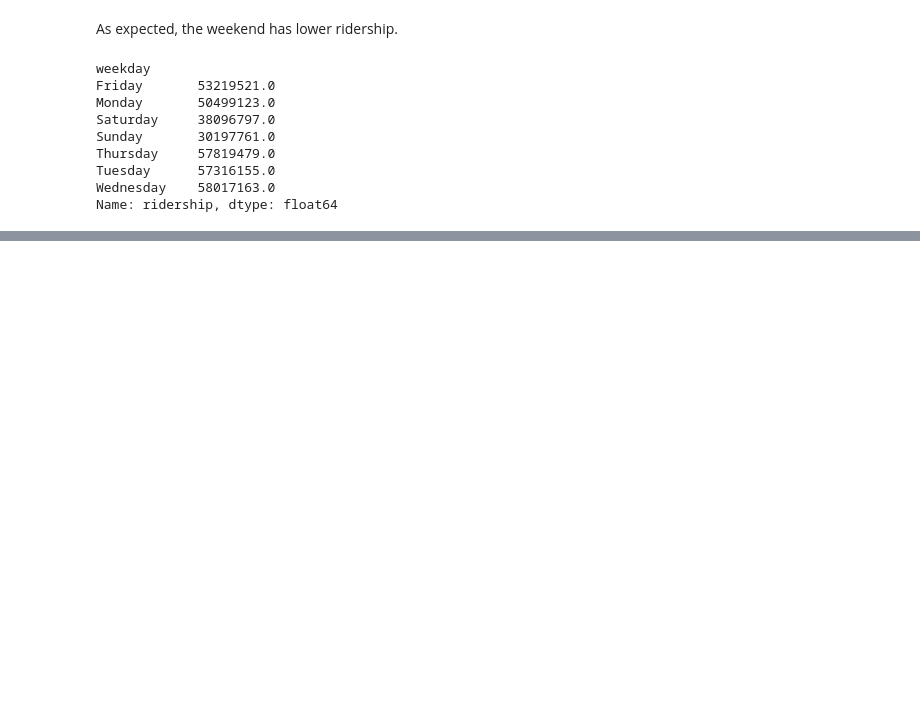
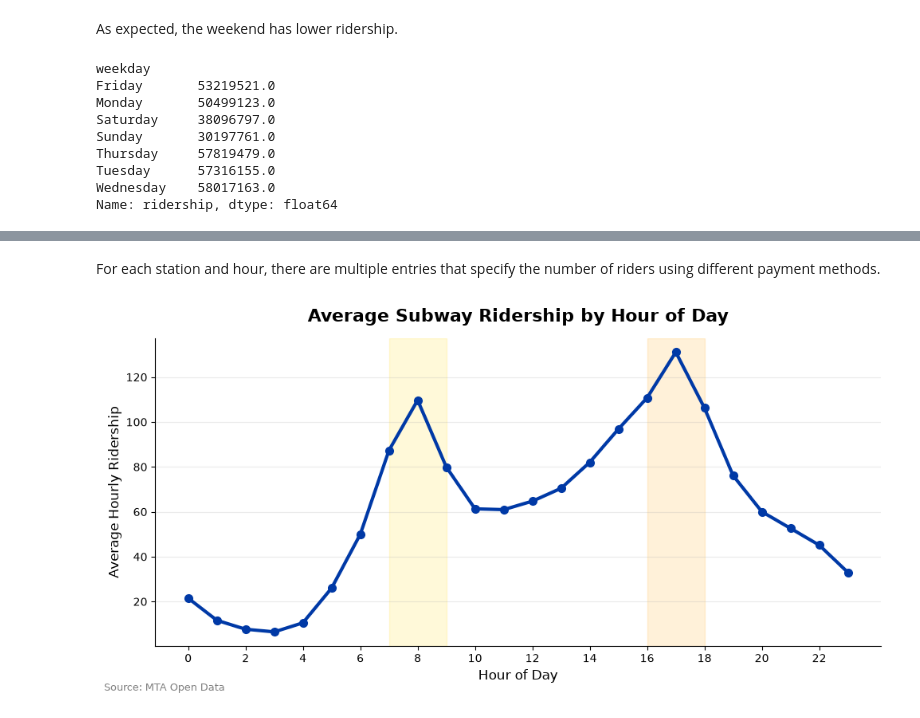
Before and after one commit to mariiaonokhina/mta-service-reliability, a Jupyter notebook: notebooks/03_hourly_ridership_analysis.ipynb, the cells around one changed output, grey strips where cells are left out. Drawn from its saved outputs; the diff is of its cells as text; code cells hidden in the pictures; blank space fills up the shorter version.

```diff
--- a/notebooks/03_hourly_ridership_analysis.ipynb
+++ b/notebooks/03_hourly_ridership_analysis.ipynb
@@ -381,0 +505,54 @@ Name: ridership, dtype: float64
+# %% [markdown]
+For each station and hour, there are multiple entries that specify the number of riders using different payment methods.
+# %%
+hourly_by_hour = (
+    hourly.groupby("hour")["ridership"]
+    .mean()
+)
+
+fig, ax = plt.subplots(figsize=(10,5))
+
+ax.plot(
+    hourly_by_hour.index,
+    hourly_by_hour.values,
+    marker="o",
+    linewidth=3,
+    markersize=7,
+    color="#0039A6"
+)
+
+# Highlight morning peak
+ax.axvspan(7, 9, color="gold", alpha=0.15)
+
+# Highlight evening peak
+ax.axvspan(16, 18, color="orange", alpha=0.15)
+
+ax.set_title(
+    "Average Subway Ridership by Hour of Day",
+    fontsize=16,
+    fontweight="bold",
+    pad=15
+)
+
+ax.set_xlabel("Hour of Day", fontsize=12)
+ax.set_ylabel("Average Hourly Ridership", fontsize=12)
+
+ax.set_xticks(range(0,24,2))
+
+ax.grid(axis="y", alpha=0.25)
+
+ax.spines["top"].set_visible(False)
+ax.spines["right"].set_visible(False)
+
+plt.figtext(
+    0.01,
+    0.01,
+    "Source: MTA Open Data",
+    fontsize=9,
+    color="gray"
+)
+
+plt.tight_layout()
+plt.show()
+# %% [output]
+[figure, added]
```
Also changed, not shown: parts of 32 cells of this notebook.
